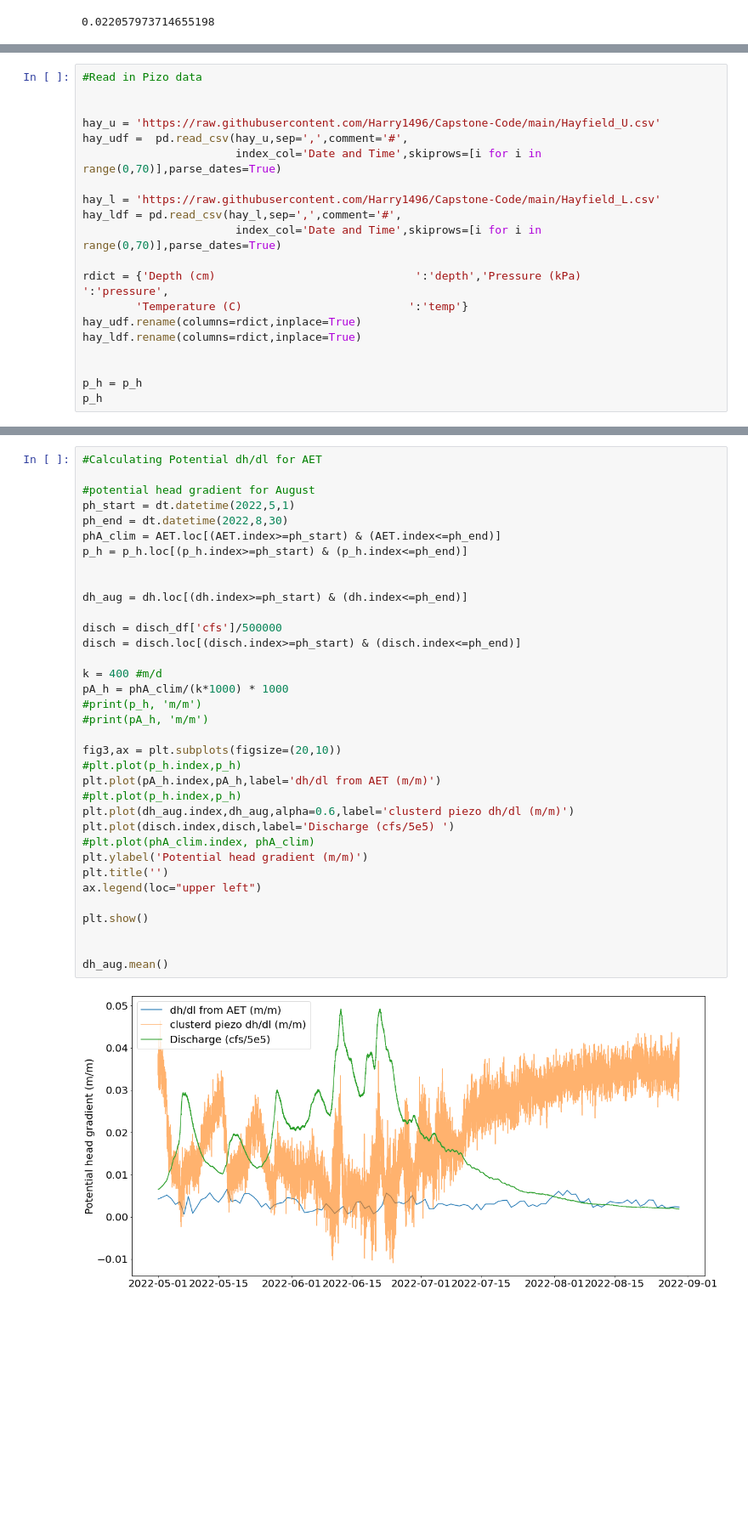
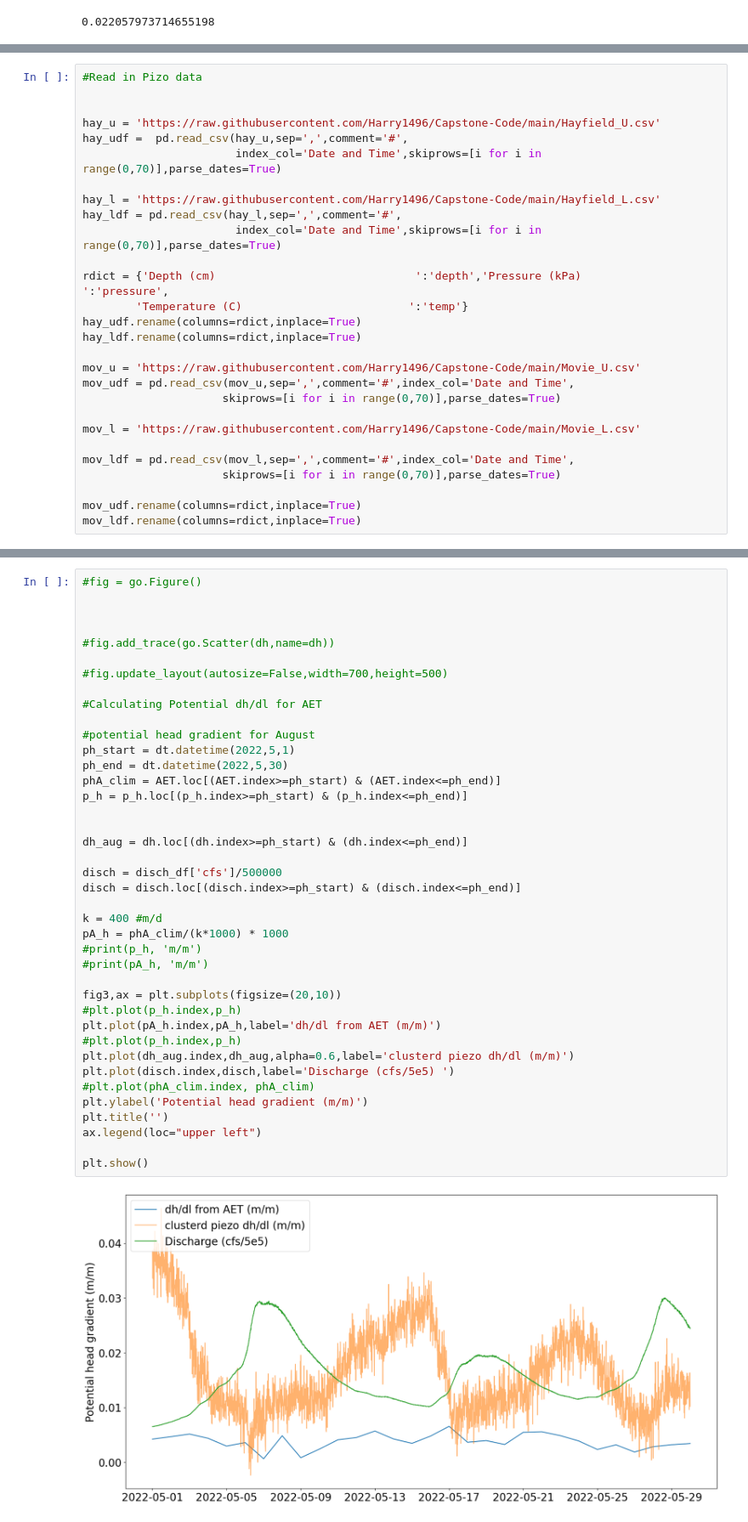
Before and after one commit to Harry1496/Capstone-Code, a Jupyter notebook: Prelim_Results.ipynb, the cells around one changed output, grey strips where cells are left out. Shown at 85% size. Cells and saved outputs as stored; diff of their text form; blank space fills up the shorter version.

```diff
--- a/Prelim_Results.ipynb
+++ b/Prelim_Results.ipynb
@@ -251,7 +251,15 @@ rdict = {'Depth (cm)                              ':'depth','Pressure (kPa)
 hay_udf.rename(columns=rdict,inplace=True)
 hay_ldf.rename(columns=rdict,inplace=True)
 
+mov_u = 'https://raw.githubusercontent.com/Harry1496/Capstone-Code/main/Movie_U.csv'
+mov_udf = pd.read_csv(mov_u,sep=',',comment='#',index_col='Date and Time',
+                     skiprows=[i for i in range(0,70)],parse_dates=True)
 
-p_h = p_h
-p_h
+mov_l = 'https://raw.githubusercontent.com/Harry1496/Capstone-Code/main/Movie_L.csv'
+
+mov_ldf = pd.read_csv(mov_l,sep=',',comment='#',index_col='Date and Time',
+                     skiprows=[i for i in range(0,70)],parse_dates=True)
+
+mov_udf.rename(columns=rdict,inplace=True)
+mov_ldf.rename(columns=rdict,inplace=True)
 # %% [output]
@@ -285,37 +334,42 @@ print(disch_df['cfs'].min())
 # %%
+#fig = go.Figure()
+
+
+
+#fig.add_trace(go.Scatter(dh,name=dh))
+
+#fig.update_layout(autosize=False,width=700,height=500)
+
 #Calculating Potential dh/dl for AET
 
 #potential head gradient for August
 ph_start = dt.datetime(2022,5,1)
-ph_end = dt.datetime(2022,8,30)
+ph_end = dt.datetime(2022,5,30)
 phA_clim = AET.loc[(AET.index>=ph_start) & (AET.index<=ph_end)]
 p_h = p_h.loc[(p_h.index>=ph_start) & (p_h.index<=ph_end)]
 
 
 dh_aug = dh.loc[(dh.index>=ph_start) & (dh.index<=ph_end)]
 
 disch = disch_df['cfs']/500000
 disch = disch.loc[(disch.index>=ph_start) & (disch.index<=ph_end)]
 
 k = 400 #m/d
 pA_h = phA_clim/(k*1000) * 1000
 #print(p_h, 'm/m')
 #print(pA_h, 'm/m')
 
 fig3,ax = plt.subplots(figsize=(20,10))
 #plt.plot(p_h.index,p_h)
 plt.plot(pA_h.index,pA_h,label='dh/dl from AET (m/m)')
 #plt.plot(p_h.index,p_h)
 plt.plot(dh_aug.index,dh_aug,alpha=0.6,label='clusterd piezo dh/dl (m/m)')
 plt.plot(disch.index,disch,label='Discharge (cfs/5e5) ')
 #plt.plot(phA_clim.index, phA_clim)
 plt.ylabel('Potential head gradient (m/m)')
 plt.title('')
 ax.legend(loc="upper left")
 
 plt.show()
-
-
-dh_aug.mean()
 # %% [output]
-[figure, old version]
+[figure, new version]
```
Also changed, not shown: parts of 10 cells of this notebook.
